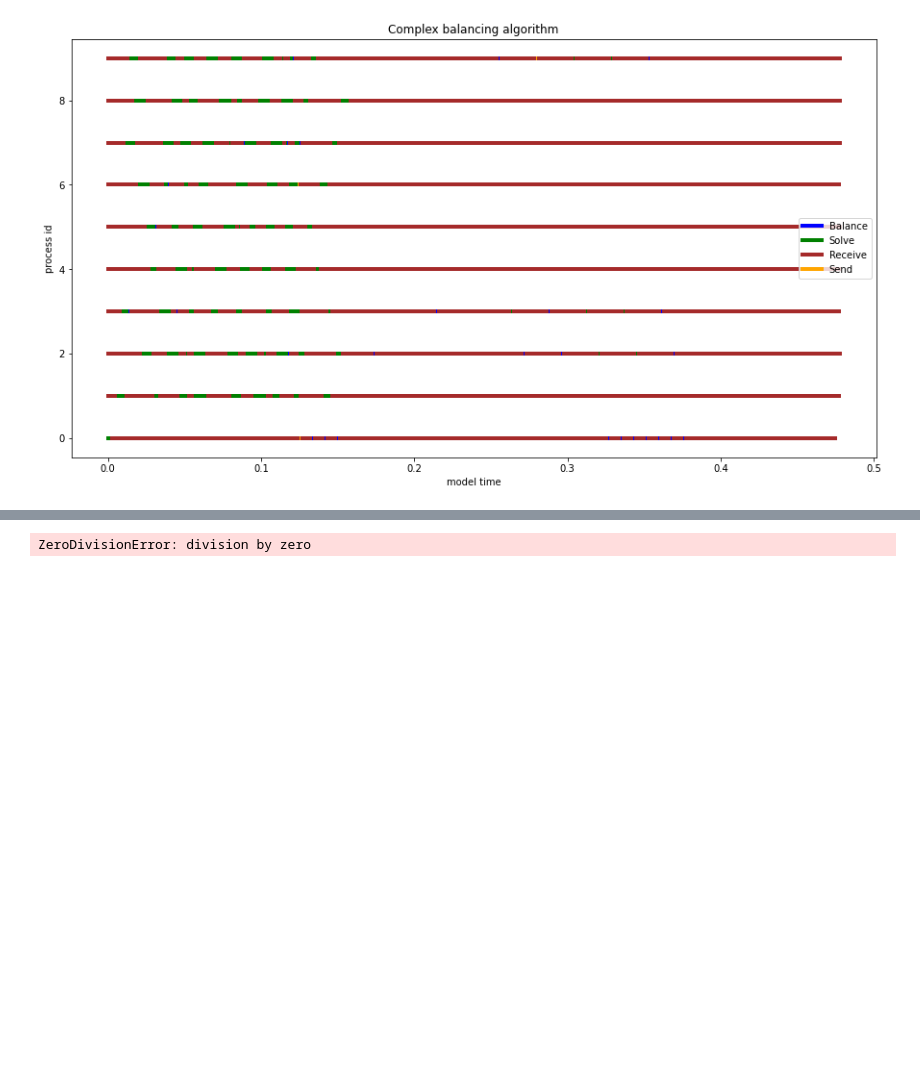
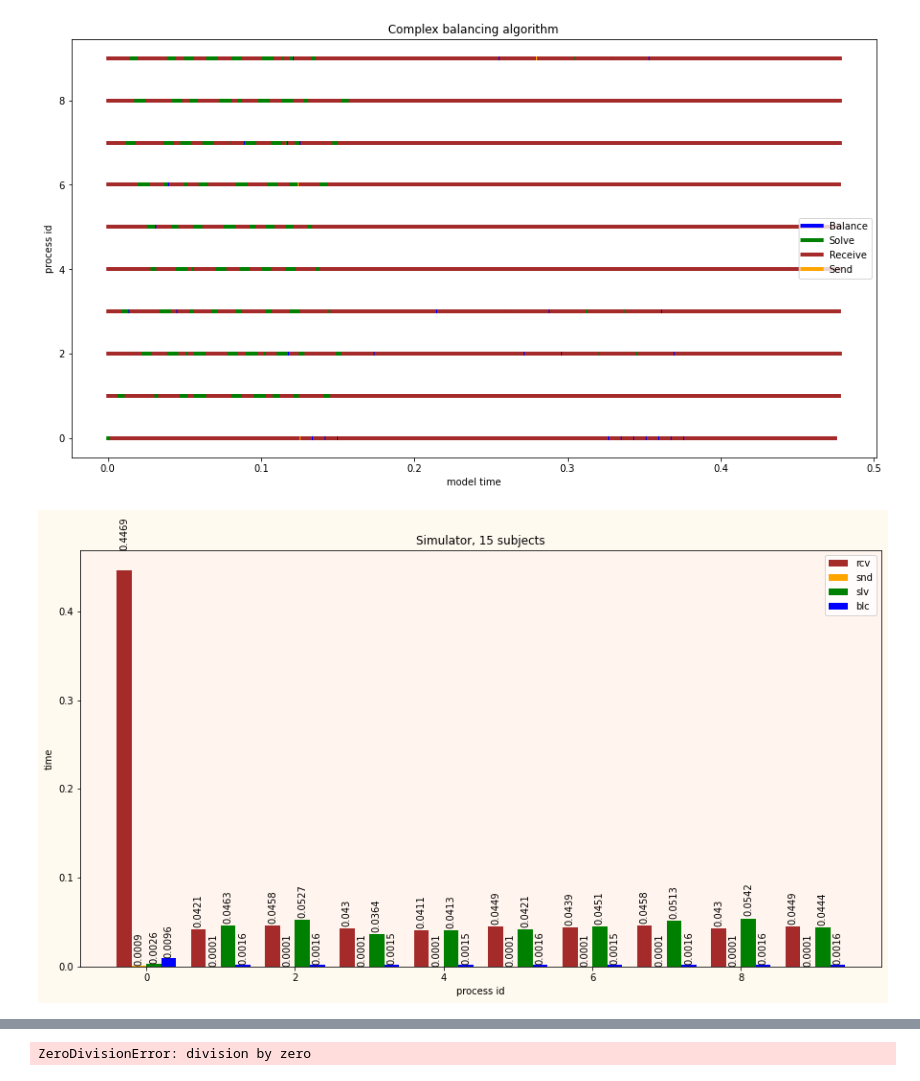
Before and after one commit to amonin7/Simulator, a Jupyter notebook: Visualization.ipynb, the cells around one changed output, grey strips where cells are left out. Cells and saved outputs as stored; diff of their text form; code cells hidden in the pictures; blank space fills up the shorter version.

```diff
--- a/Visualization.ipynb
+++ b/Visualization.ipynb
@@ -128,0 +199,4 @@ plot('TraceC.csv', 'CommunicationC.csv', 'Complex balancing algorithm')
+# %%
+plot_statistics('TraceC.csv', 'Simulator, 15 subjects')
+# %% [output]
+[figure, added]
```
Also changed, not shown: parts of 4 cells of this notebook, 2 other files.
